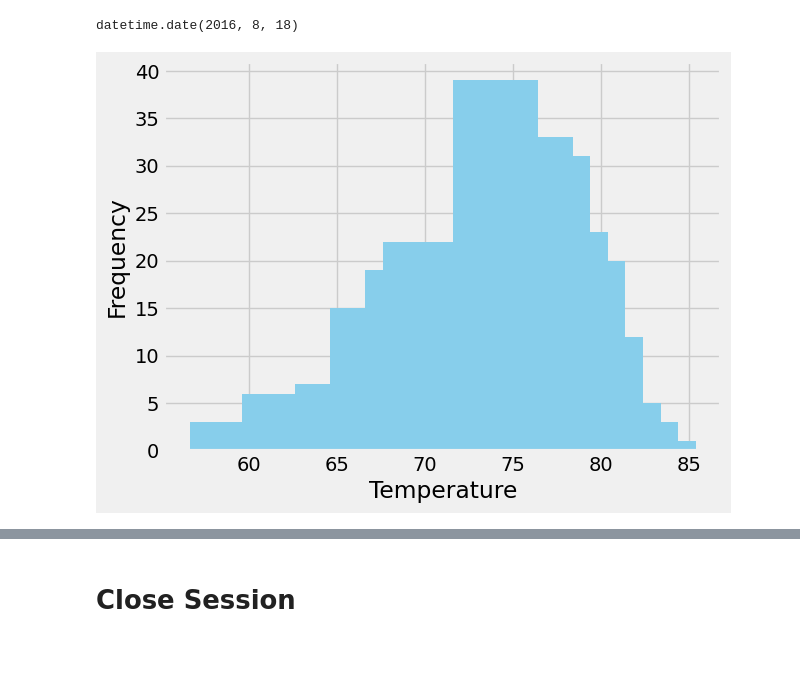
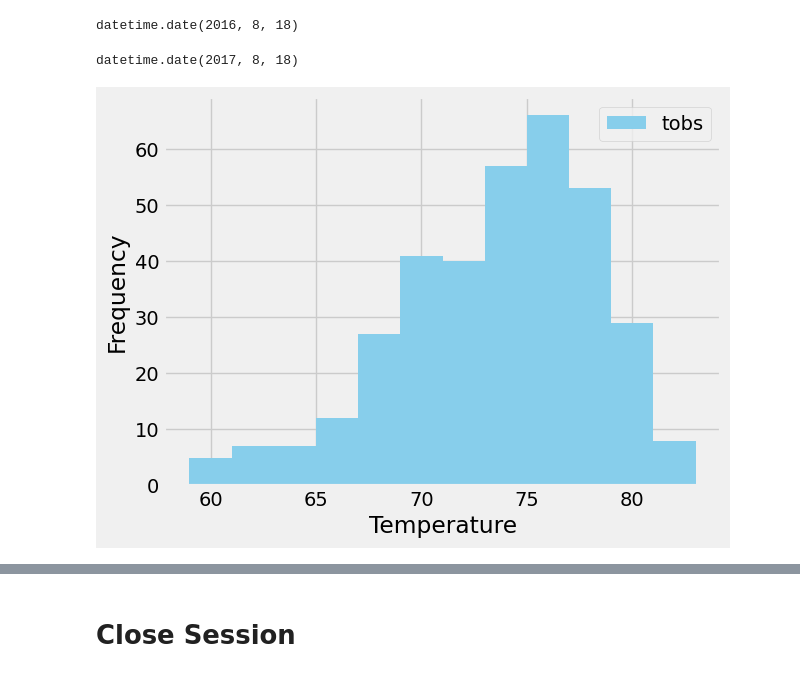
Before and after one commit to Tylerwilliams3644/sqlalchemy-challenge, a Jupyter notebook: Starter_Code/SurfsUp/climate_starter.ipynb, the cells around one changed output, grey strips where cells are left out. Saved outputs shown, nothing was run; the diff lists cells and outputs as text; code cells hidden in the pictures.

```diff
--- a/Starter_Code/SurfsUp/climate_starter.ipynb
+++ b/Starter_Code/SurfsUp/climate_starter.ipynb
@@ -171,25 +171,27 @@ station_one_year_ago = station_most_recent_as_dt - dt.timedelta(days=365)
 station_one_year_ago
 # %% [output]
 datetime.date(2016, 8, 18)
+# %%
+station_most_recent_as_dt
+# %% [output]
+datetime.date(2017, 8, 18)
 # %%
 # Using the most active station id
 # Query the last 12 months of temperature observation data for this station and plot the results as a histogram
 most_active_station = 'USC00519281'
 
 temp_data = (
-    session.query(Measurement.tobs, func.count(Measurement.tobs))
-    .filter(Measurement.date >= station_one_year_ago)
+    session.query(Measurement.tobs)
     .filter(Measurement.station == most_active_station)
-    .group_by(Measurement.tobs)
-    .order_by(func.count().desc())
+    .filter(Measurement.date >= one_year_ago)
     .all()
 )
 
-temperatures, counts = zip(*temp_data)
+temperatures = pd.DataFrame(temp_data, columns=['tobs'])
 
-plt.bar(temperatures, counts, width=4.8, color='skyblue')
+temperatures.plot.hist(bins=12, color='skyblue')
 plt.xlabel('Temperature')
 plt.ylabel('Frequency')
 plt.show()
 # %% [output]
-[figure, old version]
+[figure, new version]
```
Also changed, not shown: parts of 5 cells of this notebook.
